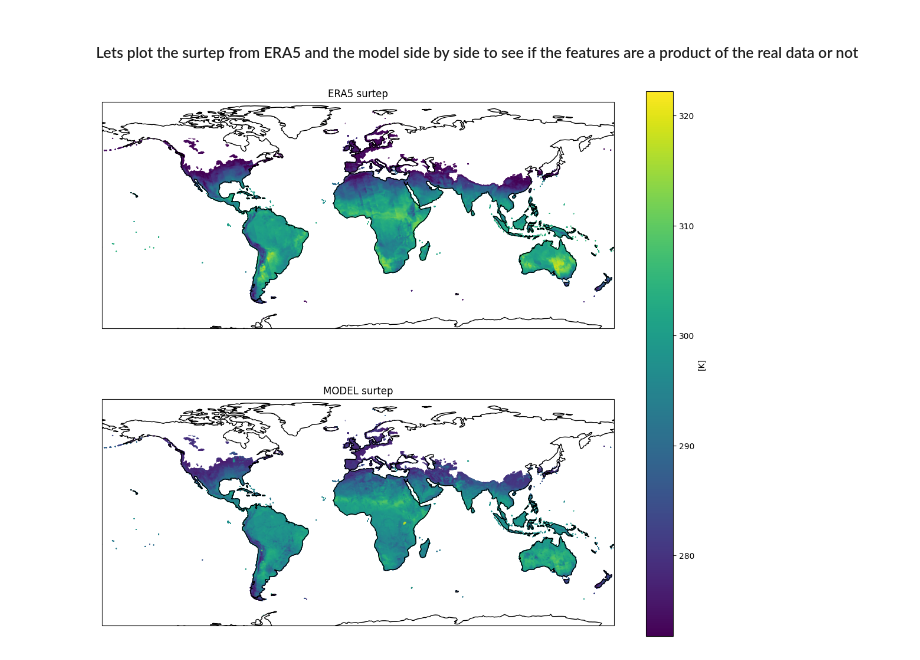
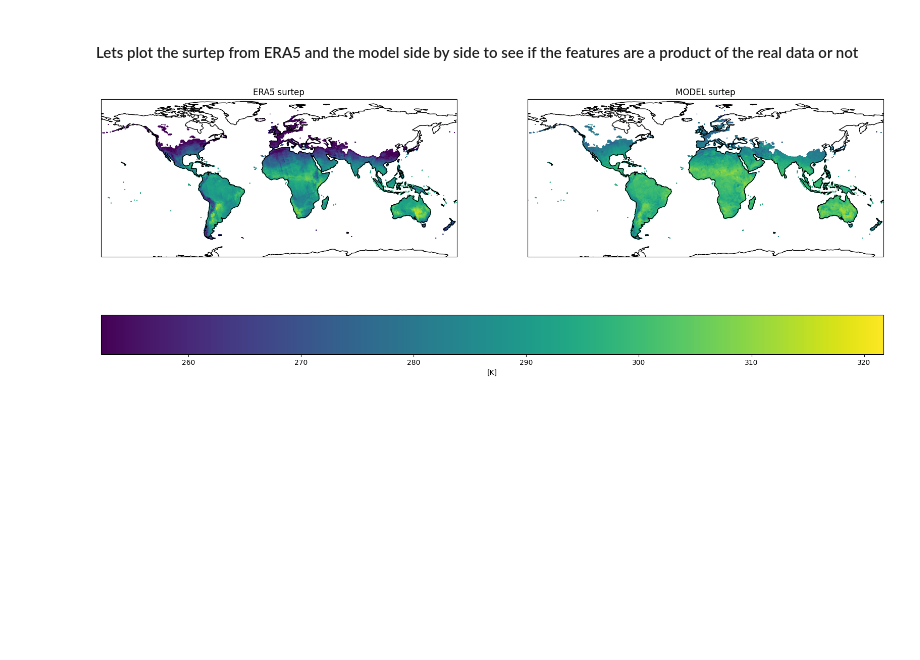
Before and after one commit to AndresTerrer/PMW_LST, a Jupyter notebook: notebooks/working_examples/Load_and_test_WS_model.ipynb, the cells around one changed output. Saved outputs shown, nothing was run; the diff lists cells and outputs as text; code cells hidden in the pictures; blank space fills up the shorter version.

```diff
--- a/notebooks/working_examples/Load_and_test_WS_model.ipynb
+++ b/notebooks/working_examples/Load_and_test_WS_model.ipynb
@@ -14,8 +14,12 @@ sys.path.append(os.path.abspath(os.path.join(os.path.dirname(__name__), '../..')
 
 from src.processing import windsat_datacube, model_preprocess
 from src.model import transform_batch, plot_history
+
+models_path = "../../models/"
 # %%
-model_path = "../../models/2024_05_28T150756.keras"
+datestring = "2024_05_29T114725"
+
+model_path = os.path.join(models_path,datestring) + ".keras"
 model = load_model(model_path)
 model.summary()
 # %% [output]
@@ -174,36 +177,36 @@ fig
 #### Lets plot the surtep from ERA5 and the model side by side to see if the features are a product of the real data or not
 # %%
 # Testing by predicting the whole dataset:
-fig, ax = plt.subplots(2,1,figsize = (14,12), subplot_kw={"projection":ccrs.PlateCarree()} )
+fig, ax = plt.subplots(1,2,figsize = (20,10), subplot_kw={"projection":ccrs.PlateCarree()} )
 
 ax[0].coastlines("110m")
 ax[1].coastlines("110m")
 
 scatter = ax[0].scatter(
     x = ascds_df["lon"],
     y =ascds_df["lat"],
     s= 0.1,
     alpha = 1,
     c=ascds_df["surtep_ERA5"],
     cmap = "viridis",
 )
 ax[0].set_title("ERA5 surtep")
 
 scatter = ax[1].scatter(
     x = ascds_df["lon"],
     y =ascds_df["lat"],
     s= 0.1,
     alpha = 1,
     c=ascds_df["surtep_MODEL"],
     cmap = "viridis",
 )
 ax[1].set_title("MODEL surtep")
 
 
-fig.colorbar(scatter, ax=ax, orientation='vertical', label='[K]')
+fig.colorbar(scatter, ax=ax, orientation='horizontal', label='[K]')
 plt.show()
 # %% [output]
-[figure, old version]
+[figure, new version]
 # %%
 south_america = [(-75,20),(-120,0)]
 
```
Also changed, not shown: parts of 9 cells of this notebook, 1 other file.
